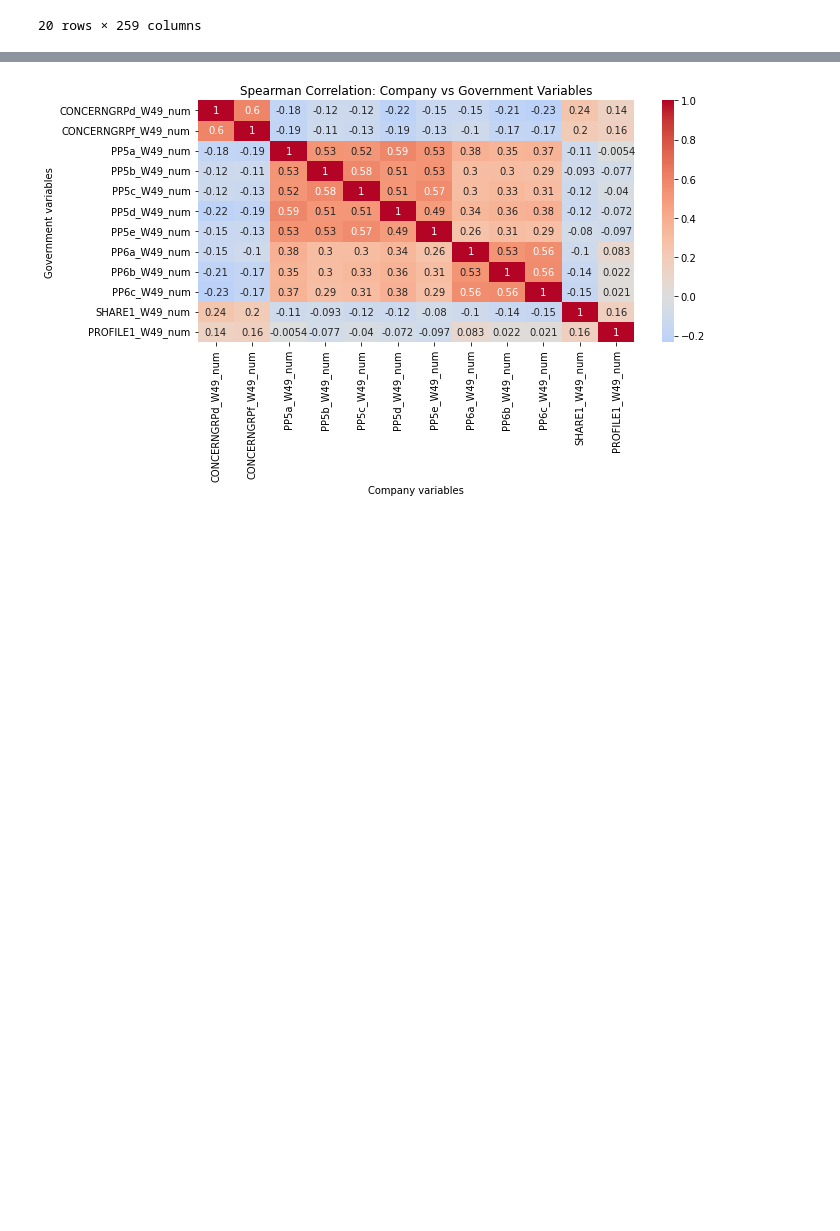
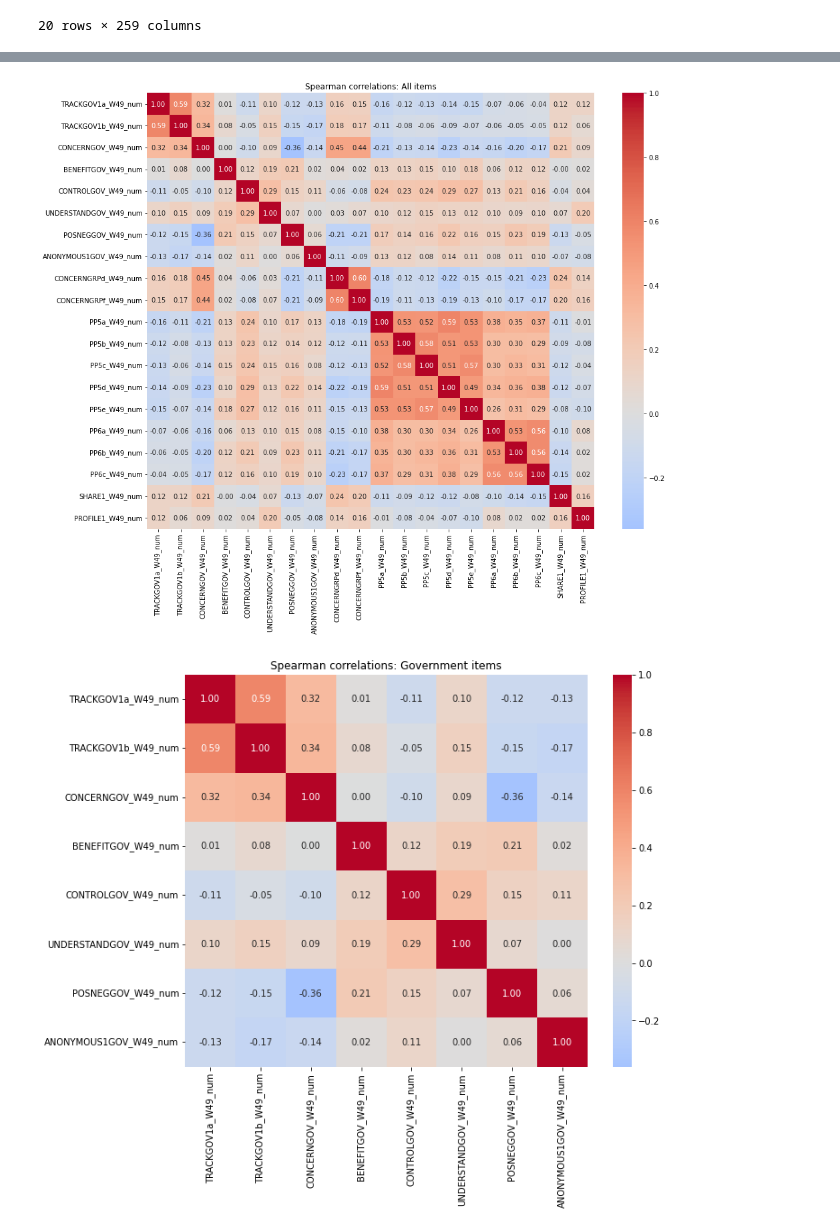
Before and after one commit to Tobiass48/CyberSecurity, a Jupyter notebook: Data_Regression_analysis.ipynb, the cells around one changed output, grey strips where cells are left out. Saved outputs shown, nothing was run; the diff lists cells and outputs as text; code cells hidden in the pictures; blank space fills up the shorter version.

```diff
--- a/Data_Regression_analysis.ipynb
+++ b/Data_Regression_analysis.ipynb
@@ -73,6 +55,7 @@ company = [
 corr = df_targets[government + company].corr(method='spearman')
 
 # Extract only the government–company block
-corr_block = corr.loc[company, company]
-
-corr_block.round(2)
+corr_block_gov_com = corr.loc[government, company]
+corr_block_gov_gov = corr.loc[government, government]
+corr_block_com_com = corr.loc[company, company]
+corr_block_all = corr.loc[targets, targets]
@@ -93,13 +62,30 @@ corr_block.round(2)
 # %%
 import seaborn as sns
 import matplotlib.pyplot as plt
 
-plt.figure(figsize=(10, 6))
-sns.heatmap(corr_block, annot=True, cmap='coolwarm', center=0)
-plt.title("Spearman Correlation: Company vs Government Variables")
-plt.xlabel("Company variables")
-plt.ylabel("Government variables")
-plt.tight_layout()
+# --- 1. All items vs all items ---
+plt.figure(figsize=(15,12))
+sns.heatmap(corr_block_all, annot=True, fmt=".2f", cmap='coolwarm', center=0)
+plt.title("Spearman correlations: All items")
 plt.show()
+
+# --- 2. Government vs government ---
+plt.figure(figsize=(10,8))
+sns.heatmap(corr_block_gov_gov, annot=True, fmt=".2f", cmap='coolwarm', center=0)
+plt.title("Spearman correlations: Government items")
+plt.show()
+
+# --- 3. Company vs company ---
+plt.figure(figsize=(12,10))
+sns.heatmap(corr_block_com_com, annot=True, fmt=".2f", cmap='coolwarm', center=0)
+plt.title("Spearman correlations: Company items")
+plt.show()
+
+# --- 4. Government vs company ---
+plt.figure(figsize=(12,10))
+sns.heatmap(corr_block_gov_com, annot=True, fmt=".2f", cmap='coolwarm', center=0)
+plt.title("Spearman correlations: Government vs Company items")
+plt.show()
 # %% [output]
-[figure, old version]
+[figure, new version]
+[figure, added]
```
Also changed, not shown: parts of 5 cells of this notebook.
